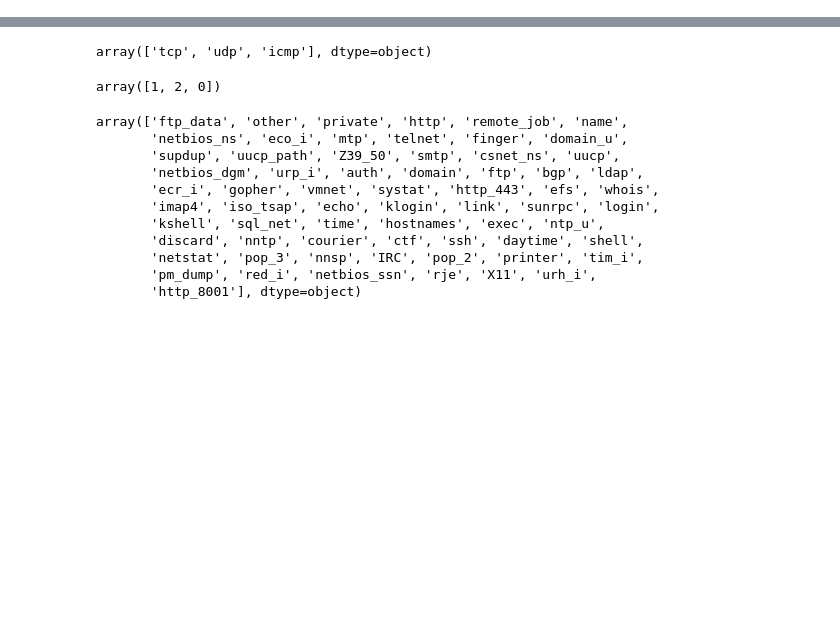
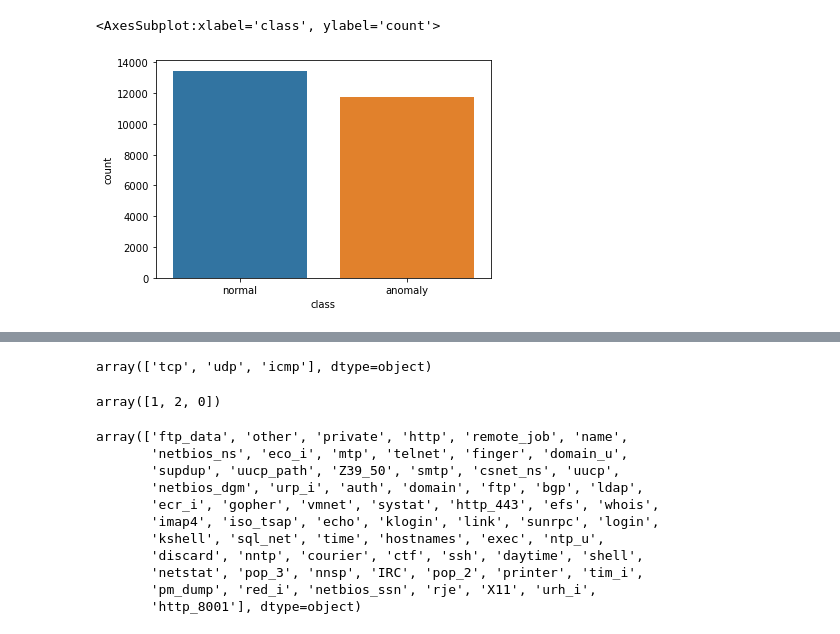
Before and after one commit to MohammadSajjadHossain9648/network-intrusion-detection-system-project, a Jupyter notebook: code.ipynb, the cells around one changed output, grey strips where cells are left out. Drawn from its saved outputs; the diff is of its cells as text; code cells hidden in the pictures; blank space fills up the shorter version.

```diff
--- a/code.ipynb
+++ b/code.ipynb
@@ -22,3 +22,8 @@ from sklearn.metrics import recall_score
 data=pd.read_csv(r"C:\Users\TNF\Desktop\thesis\network-intrusion-detection-system-project\Train_data.csv")
 # %%
 data.drop(['num_outbound_cmds'], axis=1, inplace=True)
+# %%
+sns.countplot(data['class'])
+# %% [output]
+<AxesSubplot:xlabel='class', ylabel='count'>
+[figure, added]
```
Also changed, not shown: parts of 51 cells of this notebook.
